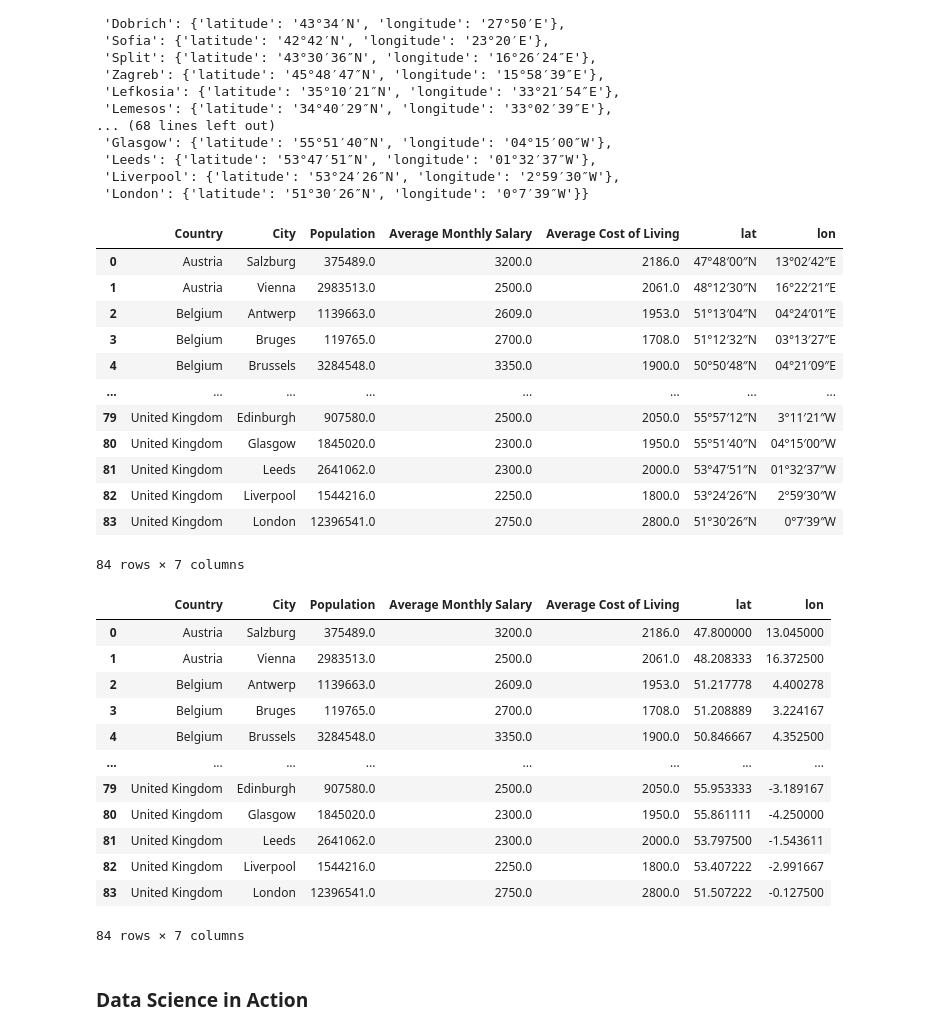
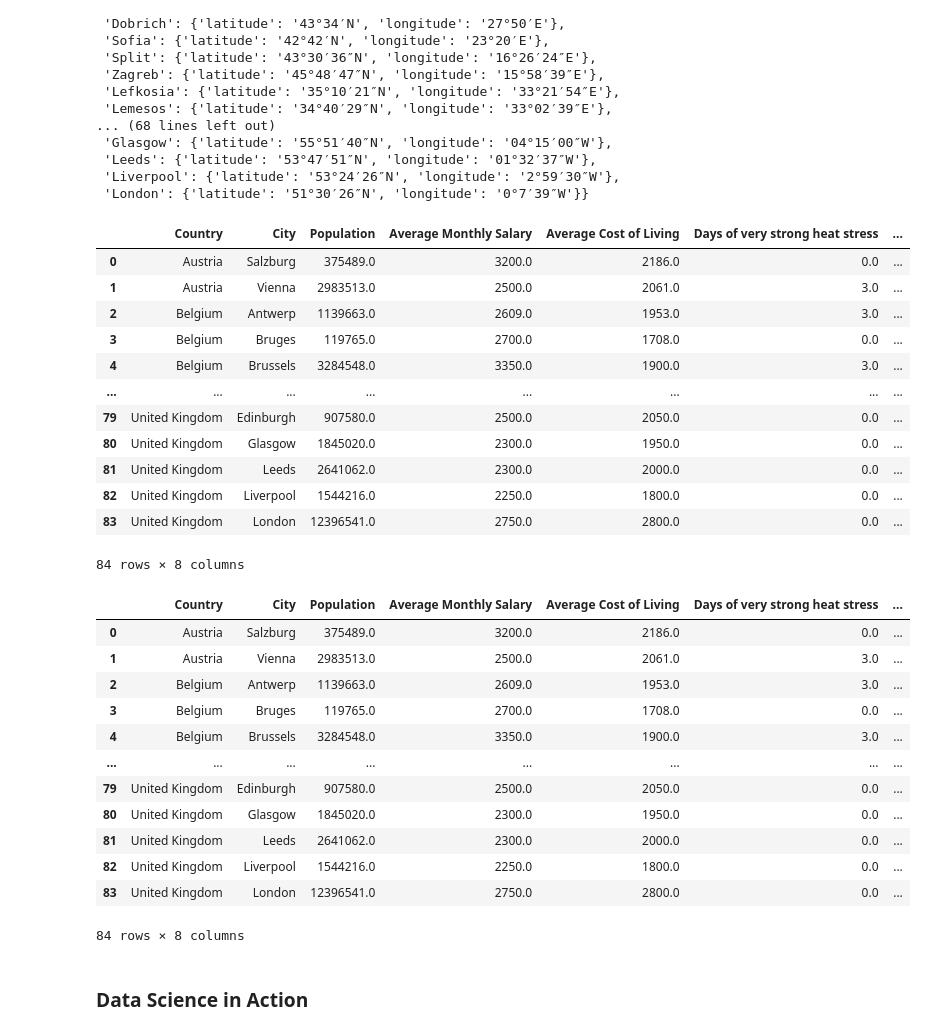
Before and after one commit to amdbsilva/Programming-for-Data-Science-Project, a Jupyter notebook: PDS_project.ipynb, the cells around one changed output. Cells and saved outputs as stored; diff of their text form; code cells hidden in the pictures.

Commit message:
grafico de heat

```diff
--- a/PDS_project.ipynb
+++ b/PDS_project.ipynb
@@ -632,11 +634,8 @@ def coordinates(city):
         city_url = f"https://en.wikipedia.org/wiki/{city.replace(' ', '_')}"
         browser_c.get(city_url)
 
-        latitude = browser_c.find_element(By.CLASS_NAME, "latitude")
-        latitude = latitude.text
-        longitude = browser_c.find_element(By.CLASS_NAME, "longitude")
-        longitude = longitude.text
-
+        latitude = browser_c.find_element(By.CLASS_NAME, "latitude").text
+        longitude = browser_c.find_element(By.CLASS_NAME, "longitude").text
         return latitude, longitude
 
     except NoSuchElementException:
@@ -666,8 +665,6 @@ def coordinates(city):
         print(f"WARNING: Unexpected error during second attempt for {city}: {e}")
         # latitude and longitude remain None, as initialized.
 
-    # Final return: Will return coordinates if found in step 2, or None, None otherwise.
-
     try:
         url_3 = f"https://pt.wikipedia.org/wiki/{city}"
         browser_c.get(url_3)
@@ -682,16 +679,16 @@ def coordinates(city):
             return latitude, longitude
 
     except NoSuchElementException:
-        # Handle failure for the second URL
+        # Handle failure for the third URL
         print(f"Coordinates not found for {city} at third try")
         # latitude and longitude remain None, as initialized.
 
     except Exception as e:
-        # Catch any other unexpected error on the second attempt
-        print(f"WARNING: Unexpected error during second attempt for {city}: {e}")
+        # Catch any other unexpected error on the third attempt
+        print(f"WARNING: Unexpected error during third attempt for {city}: {e}")
         # latitude and longitude remain None, as initialized.
 
-    # Final return: Will return coordinates if found in step 2, or None, None otherwise.
+    # Final return: Will return coordinates if found, None otherwise.
 
     return latitude, longitude
 # %%
@@ -735,30 +731,28 @@ dict_coordinates_city
  'London': {'latitude': '51°30′26″N', 'longitude': '0°7′39″W'}}
 # %%
 #Create dataset with data ('Monthly Revenue' and 'Age') grouped by country
-city = data_copy[data_copy.City.isin(dict_coordinates_city.keys())].groupby(['Country', 'City'])[['Population', 'Average Monthly Salary', 'Average Cost of Living']].mean().round(2).reset_index()
+city = data_copy[data_copy.City.isin(dict_coordinates_city.keys())].groupby(['Country', 'City'])[['Population', 'Average Monthly Salary', 'Average Cost of Living', 'Days of very strong heat stress']].mean().round(2).reset_index()
 
 #Add latitude and longitude columnsity
 city['lat'] = city['City'].map(lambda x: dict_coordinates_city[x]['latitude'])
 city['lon'] = city['City'].map(lambda x: dict_coordinates_city[x]['longitude'])
 city
 # %% [output]
-|  | Country | City | Population | Average Monthly Salary | Average Cost of Living | lat | lon |
-| 0 | Austria | Salzburg | 375489.0 | 3200.0 | 2186.0 | 47°48′00″N | 13°02′42″E |
-| 1 | Austria | Vienna | 2983513.0 | 2500.0 | 2061.0 | 48°12′30″N | 16°22′21″E |
-| 2 | Belgium | Antwerp | 1139663.0 | 2609.0 | 1953.0 | 51°13′04″N | 04°24′01″E |
-| 3 | Belgium | Bruges | 119765.0 | 2700.0 | 1708.0 | 51°12′32″N | 03°13′27″E |
-| 4 | Belgium | Brussels | 3284548.0 | 3350.0 | 1900.0 | 50°50′48″N | 04°21′09″E |
+|  | Country | City | Population | Average Monthly Salary | Average Cost of Living | Days of very strong heat stress | ... |
+| 0 | Austria | Salzburg | 375489.0 | 3200.0 | 2186.0 | 0.0 | ... |
+| 1 | Austria | Vienna | 2983513.0 | 2500.0 | 2061.0 | 3.0 | ... |
+| 2 | Belgium | Antwerp | 1139663.0 | 2609.0 | 1953.0 | 3.0 | ... |
+| 3 | Belgium | Bruges | 119765.0 | 2700.0 | 1708.0 | 0.0 | ... |
+| 4 | Belgium | Brussels | 3284548.0 | 3350.0 | 1900.0 | 3.0 | ... |
 | ... | ... | ... | ... | ... | ... | ... | ... |
-| 79 | United Kingdom | Edinburgh | 907580.0 | 2500.0 | 2050.0 | 55°57′12″N | 3°11′21″W |
-| 80 | United Kingdom | Glasgow | 1845020.0 | 2300.0 | 1950.0 | 55°51′40″N | 04°15′00″W |
-| 81 | United Kingdom | Leeds | 2641062.0 | 2300.0 | 2000.0 | 53°47′51″N | 01°32′37″W |
-| 82 | United Kingdom | Liverpool | 1544216.0 | 2250.0 | 1800.0 | 53°24′26″N | 2°59′30″W |
-| 83 | United Kingdom | London | 12396541.0 | 2750.0 | 2800.0 | 51°30′26″N | 0°7′39″W |
+| 79 | United Kingdom | Edinburgh | 907580.0 | 2500.0 | 2050.0 | 0.0 | ... |
+| 80 | United Kingdom | Glasgow | 1845020.0 | 2300.0 | 1950.0 | 0.0 | ... |
+| 81 | United Kingdom | Leeds | 2641062.0 | 2300.0 | 2000.0 | 0.0 | ... |
+| 82 | United Kingdom | Liverpool | 1544216.0 | 2250.0 | 1800.0 | 0.0 | ... |
+| 83 | United Kingdom | London | 12396541.0 | 2750.0 | 2800.0 | 0.0 | ... |
-84 rows × 7 columns
+84 rows × 8 columns
 # %%
 # convert from one coordinates
-import re
-
 def dms_to_dd(dms_str):
     """
     Converts a coordinate string (e.g., '40°42′46″N') to Decimal Degrees (float).
@@ -793,19 +787,19 @@ city['lat'] = city['lat'].apply(dms_to_dd)
 city['lon'] = city['lon'].apply(dms_to_dd)
 city
 # %% [output]
-|  | Country | City | Population | Average Monthly Salary | Average Cost of Living | lat | lon |
-| 0 | Austria | Salzburg | 375489.0 | 3200.0 | 2186.0 | 47.800000 | 13.045000 |
-| 1 | Austria | Vienna | 2983513.0 | 2500.0 | 2061.0 | 48.208333 | 16.372500 |
-| 2 | Belgium | Antwerp | 1139663.0 | 2609.0 | 1953.0 | 51.217778 | 4.400278 |
-| 3 | Belgium | Bruges | 119765.0 | 2700.0 | 1708.0 | 51.208889 | 3.224167 |
-| 4 | Belgium | Brussels | 3284548.0 | 3350.0 | 1900.0 | 50.846667 | 4.352500 |
+|  | Country | City | Population | Average Monthly Salary | Average Cost of Living | Days of very strong heat stress | ... |
+| 0 | Austria | Salzburg | 375489.0 | 3200.0 | 2186.0 | 0.0 | ... |
+| 1 | Austria | Vienna | 2983513.0 | 2500.0 | 2061.0 | 3.0 | ... |
+| 2 | Belgium | Antwerp | 1139663.0 | 2609.0 | 1953.0 | 3.0 | ... |
+| 3 | Belgium | Bruges | 119765.0 | 2700.0 | 1708.0 | 0.0 | ... |
+| 4 | Belgium | Brussels | 3284548.0 | 3350.0 | 1900.0 | 3.0 | ... |
 | ... | ... | ... | ... | ... | ... | ... | ... |
-| 79 | United Kingdom | Edinburgh | 907580.0 | 2500.0 | 2050.0 | 55.953333 | -3.189167 |
-| 80 | United Kingdom | Glasgow | 1845020.0 | 2300.0 | 1950.0 | 55.861111 | -4.250000 |
-| 81 | United Kingdom | Leeds | 2641062.0 | 2300.0 | 2000.0 | 53.797500 | -1.543611 |
-| 82 | United Kingdom | Liverpool | 1544216.0 | 2250.0 | 1800.0 | 53.407222 | -2.991667 |
-| 83 | United Kingdom | London | 12396541.0 | 2750.0 | 2800.0 | 51.507222 | -0.127500 |
+| 79 | United Kingdom | Edinburgh | 907580.0 | 2500.0 | 2050.0 | 0.0 | ... |
+| 80 | United Kingdom | Glasgow | 1845020.0 | 2300.0 | 1950.0 | 0.0 | ... |
+| 81 | United Kingdom | Leeds | 2641062.0 | 2300.0 | 2000.0 | 0.0 | ... |
+| 82 | United Kingdom | Liverpool | 1544216.0 | 2250.0 | 1800.0 | 0.0 | ... |
+| 83 | United Kingdom | London | 12396541.0 | 2750.0 | 2800.0 | 0.0 | ... |
-84 rows × 7 columns
+84 rows × 8 columns
 # %%
 fig = px.scatter_geo(
     city,
```
Also changed, not shown: parts of 7 cells of this notebook.
